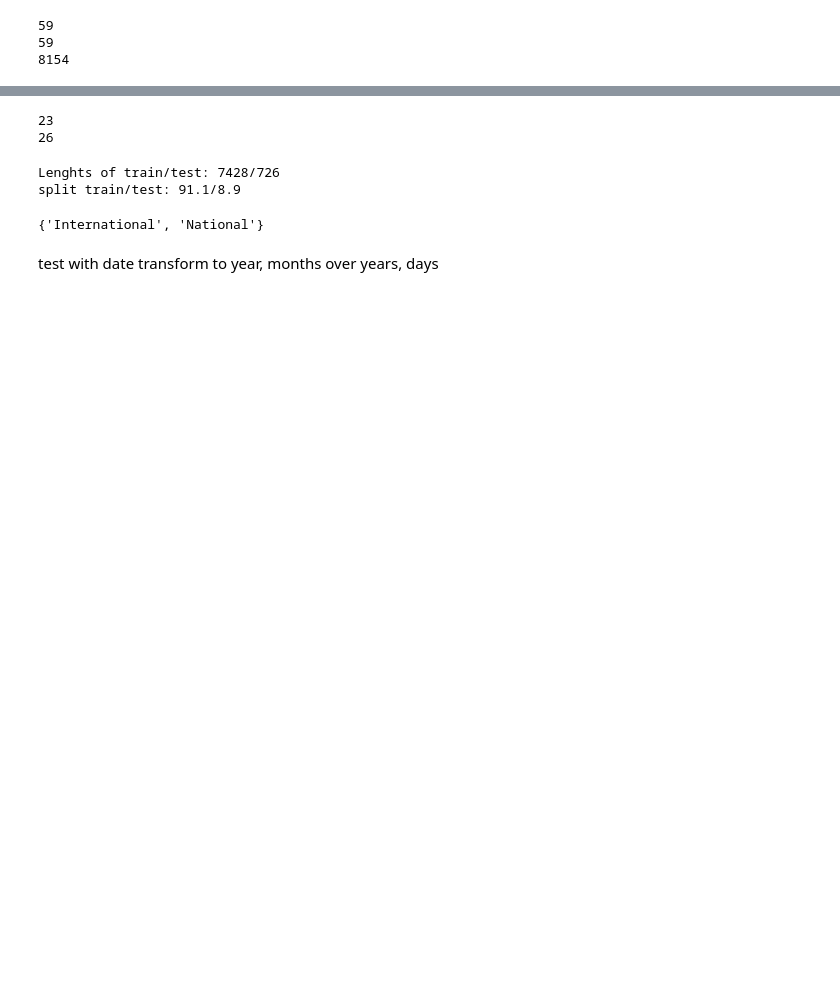
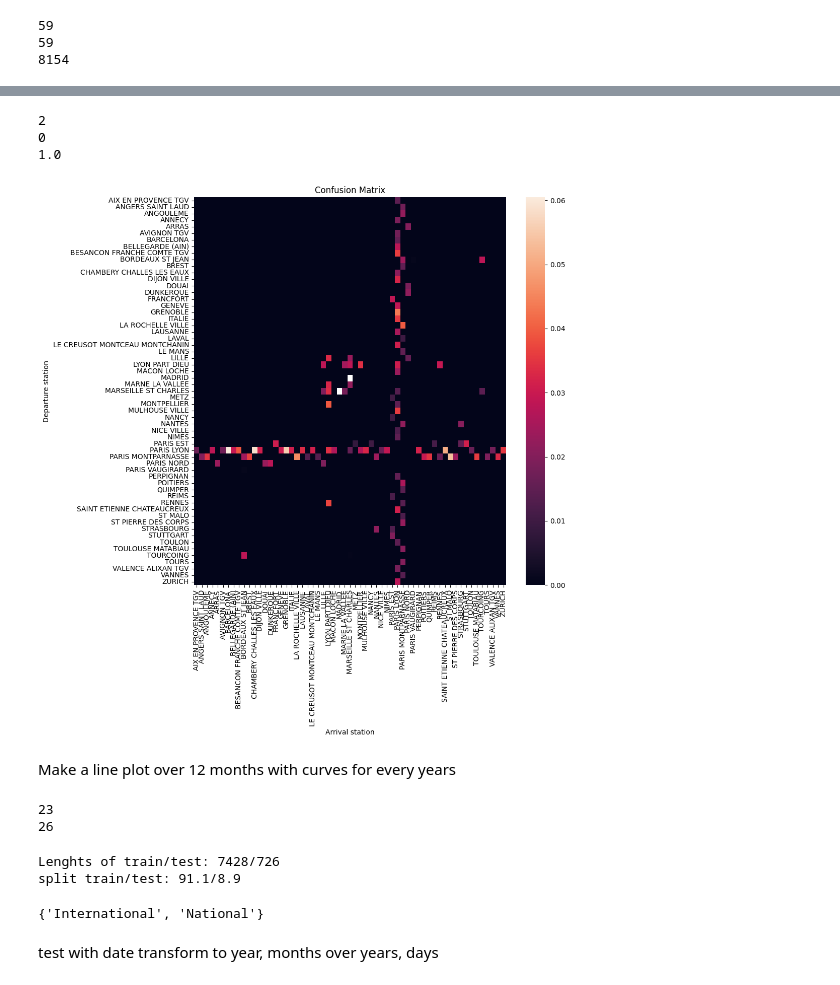
Before and after one commit to MatthiasPicard/TGV-delay-predictions, a Jupyter notebook: notebook.ipynb, the cells around one changed output, grey strips where cells are left out. Drawn from its saved outputs; the diff is of its cells as text; code cells hidden in the pictures; blank space fills up the shorter version.

```diff
--- a/notebook.ipynb
+++ b/notebook.ipynb
@@ -95,0 +101,4 @@ print(len(df["date"].tolist()))
+# %%
+Lstations = list(set(df["gare_depart"].tolist()))
+Lstations.sort()
+stations = {station:i for i, station in enumerate(Lstations)}
@@ -95,0 +123,43 @@ print(len(df["date"].tolist()))
+# %%
+idx = 3466
+print(df["nb_annulation"][idx])
+print(df["nb_train_prevu"][idx])
+print((df["nb_annulation"][idx]/(df["nb_train_prevu"][idx]+df["nb_annulation"][idx])))
+# %% [output]
+2
+0
+1.0
+# %%
+
+cancel_arr = np.zeros((len(stations), len(stations)))
+
+for idx in df.index:
+    departure = stations[df["gare_depart"][idx]]
+    arrival = stations[df["gare_arrivee"][idx]]
+
+    perc_cancel = (df["nb_annulation"][idx]/(df["nb_train_prevu"][idx]+df["nb_annulation"][idx]))
+    # if df["nb_annulation"][idx]>df["nb_train_prevu"][idx]:
+    #     print(idx)
+    if cancel_arr[departure, arrival] == 0:
+        cancel_arr[departure, arrival] = perc_cancel
+    else:
+        cancel_arr[departure, arrival] = (perc_cancel + cancel_arr[departure, arrival])/2
+
+
+
+plt.figure(figsize=(10,10))
+ax= plt.subplot()
+sns.heatmap(cancel_arr, xticklabels=Lstations, yticklabels=Lstations, annot=False, ax=ax);  #annot=True to annotate cells, ftm='g' to disable scientific notation
+
+# labels, title and ticks
+ax.set_xlabel('Arrival station')
+ax.set_ylabel('Departure station')
+ax.set_title('Confusion Matrix')
+# ax.xaxis.set_ticklabels(classes)
+# ax.yaxis.set_ticklabels(classes)
+
+plt.show()
+# %% [output]
+[figure, added]
+# %% [markdown]
+Make a line plot over 12 months with curves for every years
```
Also changed, not shown: parts of 6 cells of this notebook.
